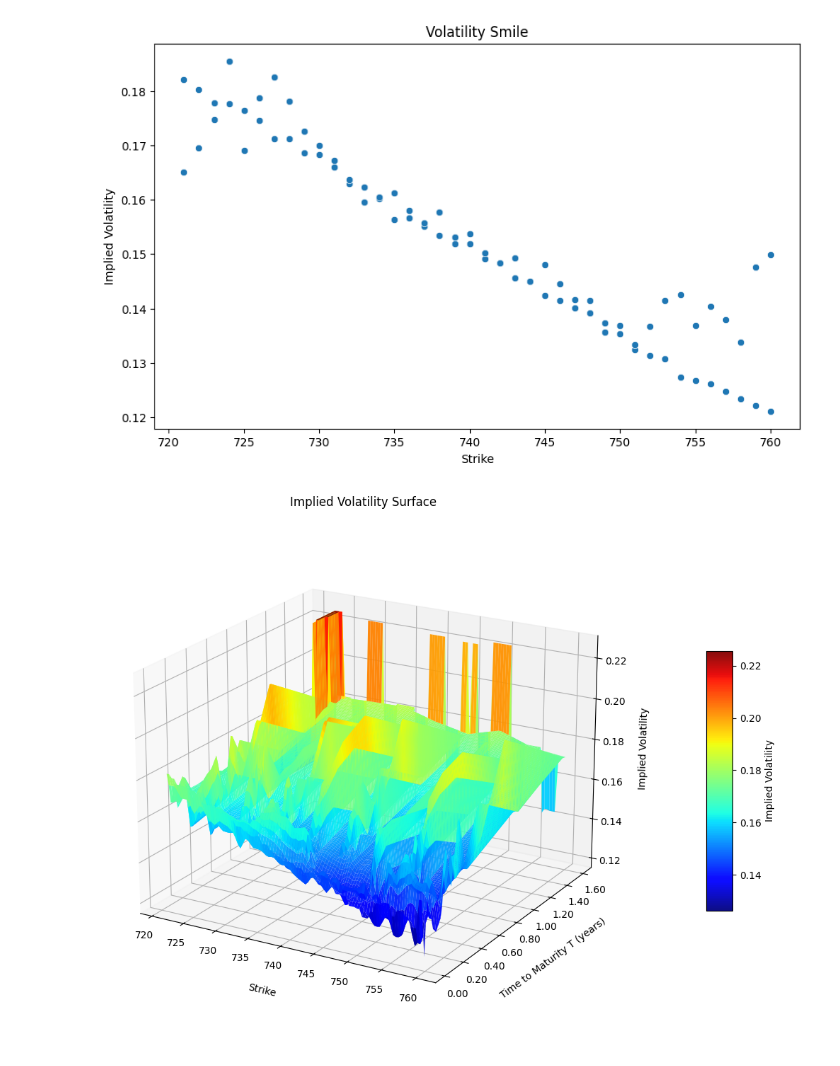
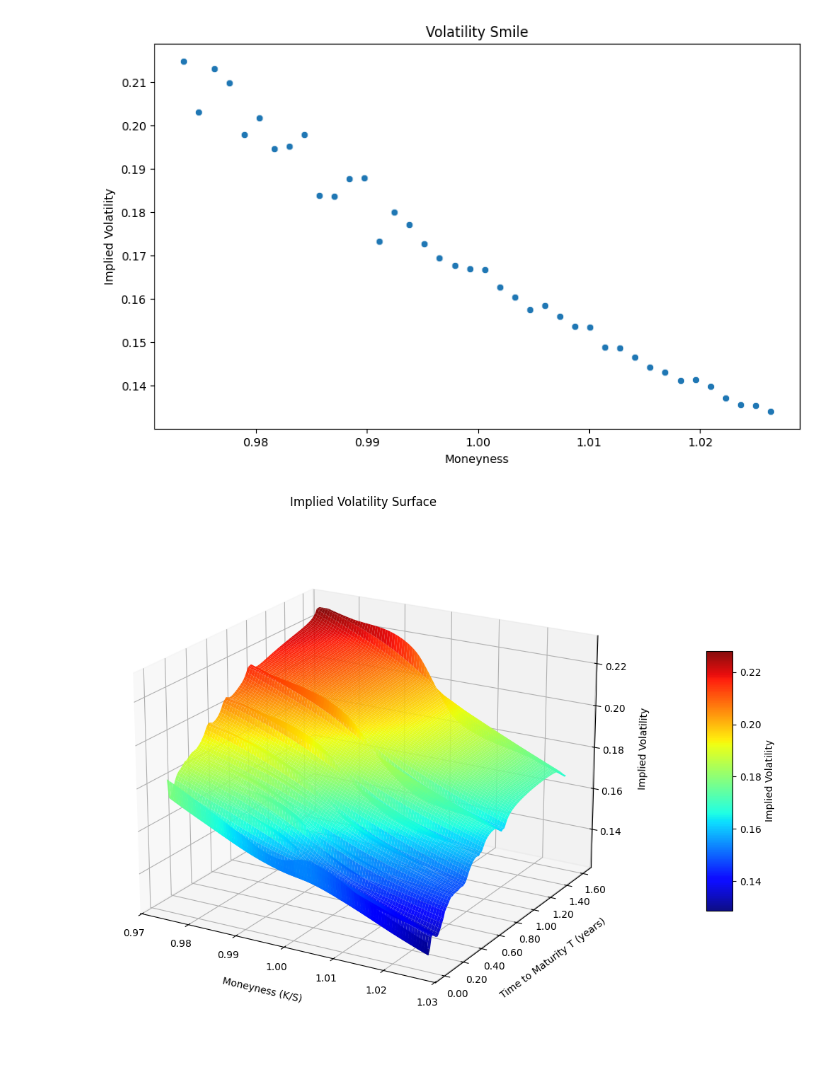
Before and after one commit to etiennevzn/VolatilitySmileAnalyzer, a Jupyter notebook: test.ipynb, the cells around one changed output. Drawn from its saved outputs; the diff is of its cells as text; code cells hidden in the pictures.

Commit message:
corrected 3d plot : changed the strike axe to moneyness + added put-call parity splitting

```diff
--- a/test.ipynb
+++ b/test.ipynb
@@ -105,79 +99,86 @@ smile_data_2d
 # %%
-strikes = smile_data_2d["strike"]
+strikes = smile_data_2d["moneyness"]
 implied_vols = smile_data_2d["implied_vol"]
 plt.figure(figsize=(10, 6))
 sns.scatterplot(x=strikes, y=implied_vols)
-plt.xlabel("Strike")
+plt.xlabel("Moneyness")
 plt.ylabel("Implied Volatility")
 plt.title("Volatility Smile")
 plt.show()
 # %% [output]
-[figure, old version]
+[figure, new version]
 # %%
 import numpy as np
-from scipy.interpolate import griddata
+from scipy.interpolate import griddata, RBFInterpolator
+from scipy.signal import savgol_filter
 import matplotlib.pyplot as plt
 from mpl_toolkits.mplot3d import Axes3D
 
-df = smile_df.dropna(subset=['strike', 'implied_vol', 'time_to_expiry']).copy()
+df = smile_df.dropna(subset=['strike', 'implied_vol', 'time_to_expiry', 'moneyness', 'type']).copy()
 df['time_to_expiry'] = df['time_to_expiry'].astype(float)
 
-xi = np.linspace(df['strike'].min(), df['strike'].max(), 100)
-yi = np.linspace(df['time_to_expiry'].min(), df['time_to_expiry'].max(), 100)
+# Put-call parity splitting : puts pour K < S (moneyness < 1), calls pour K > S (moneyness > 1)
+# ATM (moneyness == 1 exactement) : on garde les calls par défaut
+spot_proxy = df['strike'].iloc[(df['moneyness'] - 1).abs().argsort().iloc[0]]  # strike le plus proche de ATM
+
+df_surface = pd.concat([
+    df[(df['type'] == 'put')  & (df['strike'] <  spot_proxy)],
+    df[(df['type'] == 'call') & (df['strike'] >= spot_proxy)],
+])
+
+# Lissage Savitzky-Golay par maturité
+df_surface = df_surface.sort_values(['time_to_expiry', 'moneyness'])
+smoothed_vols = []
+for mat, group in df_surface.groupby('time_to_expiry'):
+    group = group.sort_values('moneyness')
+    vols = group['implied_vol'].values
+    window = min(11, len(vols) if len(vols) % 2 == 1 else len(vols) - 1)
+    vols_smooth = savgol_filter(vols, window_length=window, polyorder=3) if window >= 5 else vols
+    smoothed_vols.extend(vols_smooth)
+df_surface['implied_vol_smooth'] = smoothed_vols
+
+# RBFInterpolator sur moneyness x time_to_expiry
+points = df_surface[['moneyness', 'time_to_expiry']].values
+values = df_surface['implied_vol_smooth'].values
+
+xi = np.linspace(df_surface['moneyness'].min(), df_surface['moneyness'].max(), 100)
+yi = np.linspace(df_surface['time_to_expiry'].min(), df_surface['time_to_expiry'].max(), 100)
 Xi, Yi = np.meshgrid(xi, yi)
+grid_points = np.column_stack([Xi.ravel(), Yi.ravel()])
 
-# ✅ Linear uniquement — cubic oscille violemment sur données sparse
-Zi = griddata(
-    (df['strike'].values, df['time_to_expiry'].values),
-    df['implied_vol'].values,
-    (Xi, Yi),
-    method='linear'
-)
+rbf = RBFInterpolator(points, values, kernel='thin_plate_spline', smoothing=1e-4)
+Zi = rbf(grid_points).reshape(Xi.shape)
 
-# ✅ Nearest pour les NaN aux bords
-nan_mask = np.isnan(Zi)
-if nan_mask.any():
-    Zi_nearest = griddata(
-        (df['strike'].values, df['time_to_expiry'].values),
-        df['implied_vol'].values,
-        (Xi, Yi), method='nearest'
-    )
-    Zi[nan_mask] = Zi_nearest[nan_mask]
-
-# ✅ Clip AVANT plot_surface
-vol_min, vol_max = df['implied_vol'].min(), df['implied_vol'].max()
+vol_min, vol_max = df_surface['implied_vol'].min(), df_surface['implied_vol'].max()
 Zi = np.clip(Zi, vol_min, vol_max)
 
 # --- Plot ---
 fig = plt.figure(figsize=(12, 8))
 ax = fig.add_subplot(111, projection='3d')
 
 surf = ax.plot_surface(
     Xi, Yi, Zi,
     cmap='jet',
     edgecolor='none',
     antialiased=True,
     rcount=150,
     ccount=150,
     alpha=0.95
 )
 
 fig.colorbar(surf, ax=ax, shrink=0.5, aspect=10, pad=0.1, label='Implied Volatility')
 
-# Zlim serré autour des vraies valeurs de vol
 zp = 0.05 * (vol_max - vol_min)
 ax.set_zlim(max(0.0, vol_min - zp), vol_max + zp)
 
 ax.view_init(elev=20, azim=-60)
-ax.set_xlabel('Strike', labelpad=12)
+ax.set_xlabel('Moneyness (K/S)', labelpad=12)
 ax.set_ylabel('Time to Maturity T (years)', labelpad=12)
 ax.set_zlabel('Implied Volatility', labelpad=10)
 ax.set_title('Implied Volatility Surface', pad=15)
-
-# Ticks Y lisibles sans notation scientifique
 ax.yaxis.set_major_formatter(plt.FormatStrFormatter('%.2f'))
 
 plt.tight_layout()
 plt.show()
 # %% [output]
-[figure, old version]
+[figure, new version]
```
Also changed, not shown: parts of 4 cells of this notebook, 1 other file.
